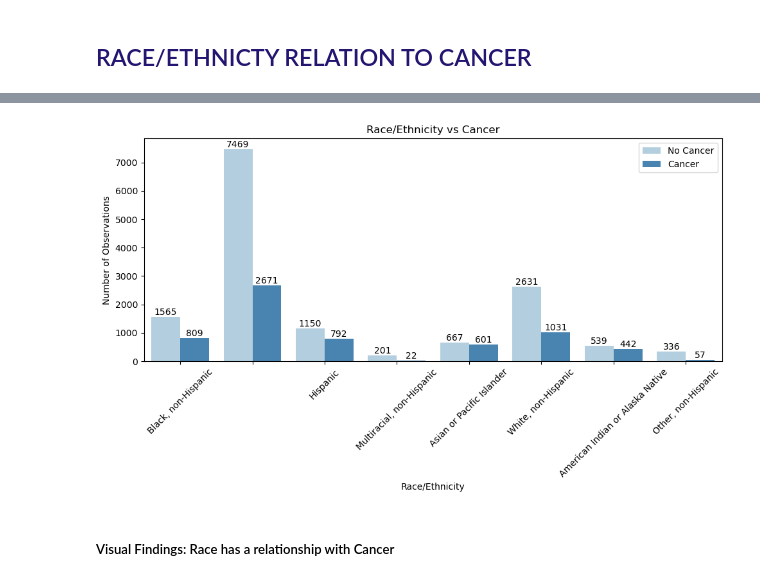
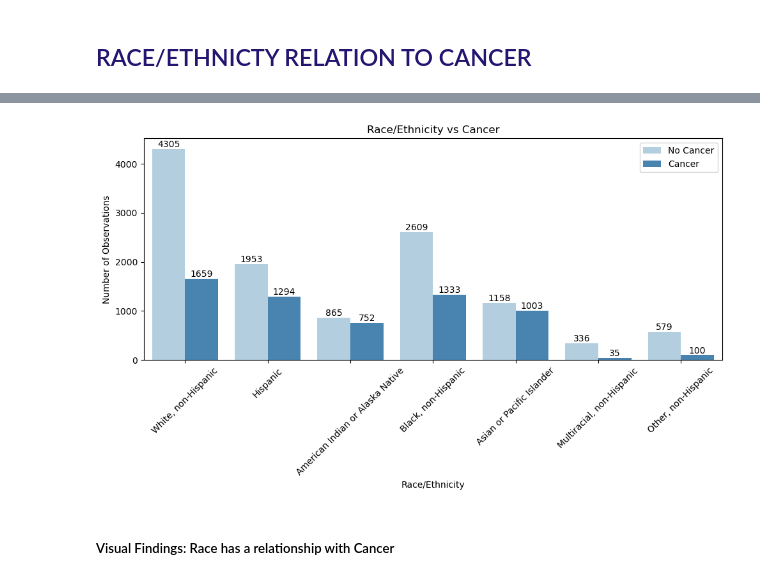
Before and after one commit to annie-carter/DHHS_chronic_disease_indicators, a Jupyter notebook: explore_dhhs_cdi.ipynb, the cells around one changed output, grey strips where cells are left out. Cells and saved outputs as stored; diff of their text form; code cells hidden in the pictures.

Commit message:
polished graphs

```diff
--- a/explore_dhhs_cdi.ipynb
+++ b/explore_dhhs_cdi.ipynb
@@ -410,4 +423,4 @@ df_sample['Latitude'] = df_sample['Latitude'].astype(float)
 ### <span style ='color:#016064'>PREPARATION SUMMARY
 After starting with original dataset of 1M+ I reduced it to 100K to rapidly clean and prepare for MVP. The data appeared to be distrubuted equally between states and within the 4 chronic diseases selected overall. If 10675 is too small. I can revert to original dataset using the same preparation used on the 100K df_sample.
 # %%
-df_sample['Year'] = pd.to_datetime(df_sample['Year'], format='%Y').dt.year
+df_sample['Year'] = pd.to_datetime(df_sample['Year'], format='%Y')
@@ -521,36 +556,3 @@ memory usage: 3.5+ MB
 # %% [markdown]
 
 ## <span style ='color:#241571'>GENDER RELATION TO CANCER
-# %%
-import matplotlib.pyplot as plt
-# Assuming you have a DataFrame 'df_sample' with the required data
-new_labels = {'no cancer': 'No Cancer', 'cancer': 'Cancer'}
-
-# Visualizing the Gender vs Cancer
-cg = sns.countplot(data=sample_train, x='Gender', hue='Yes_cancer', palette='Blues')
-
-# Access the legend object
-legend = cg.legend()
-
-# Modify the legend labels
-legend.get_texts()[0].set_text(new_labels['no cancer'])
-legend.get_texts()[1].set_text(new_labels['cancer'])
-
-# # Relabel the x-axis ticks
-# plt.xticks(range(len(x)), x)
-
-cg.set_xlabel('Gender')
-cg.set_ylabel('Number of Observations')
-plt.title('Gender vs Cancer')
-
-
-
-# Add count numbers on bars
-for p in cg.patches:
-    width = p.get_width()
-    height = p.get_height()
-    x, y = p.get_xy()
-    offset = width * 0.02  # Adjust the offset percentage as needed
-    cg.annotate(format(height, '.0f'), (x + width / 2., y + height), ha='center', va='center', xytext=(0, 5), textcoords='offset points')
-
-plt.show()
@@ -609,3 +620,10 @@ We reject the null
 Statistical Testing Findings: Ha = Category of "male or female" gender has a relationship to cancer
 # %% [markdown]
 ## <span style ='color:#241571'>RACE/ETHNICTY RELATION TO CANCER
+# %%
+# Create DataFrame for graph
+race_graph = pd.DataFrame(sample_train)
+
+# Filter the DataFrame to keep only 'Male' and 'Female' values and drop rows with blank values
+race_graph_df = df_sample[df_sample['Race/Ethnicity'].isin(['White, non-Hispanic','Black, non-Hispanic', 'Hispanic', 'Asian or Pacific Islander', 'American Indian or Alaska Native', 'Other, non-Hispanic','Multiracial, non-Hispanic'])].dropna(subset=['Race/Ethnicity'])
+race_graph_df.head(3)
@@ -617,36 +640,36 @@ new_labels = {'no cancer': 'No Cancer', 'cancer': 'Cancer'}
 plt.figure(figsize=(10, 6))
 
 # Visualizing the Race/Ethnicity vs Cancer
-eg = sns.countplot(data=sample_train, x='Race/Ethnicity', hue='Yes_cancer', palette='Blues')
+eg = sns.countplot(data=race_graph_df, x='Race/Ethnicity', hue='Yes_cancer', palette='Blues')
 
 # Access the legend object
 legend = eg.legend()
 
 # Modify the legend labels
 legend.get_texts()[0].set_text(new_labels['no cancer'])
 legend.get_texts()[1].set_text(new_labels['cancer'])
 
 eg.set_xlabel('Race/Ethnicity')
 eg.set_ylabel('Number of Observations')
 plt.title('Race/Ethnicity vs Cancer')
 
 # Rotate x-axis labels by 45 degrees
 plt.xticks(rotation=45)
 
 # Add count numbers on bars
 for p in eg.patches:
     width = p.get_width()
     height = p.get_height()
     x, y = p.get_xy()
     offset = width * 0.02  # Adjust the offset percentage as needed
     eg.annotate(format(height, '.0f'), (x + width / 2., y + height), ha='center', va='center', xytext=(0, 5), textcoords='offset points')
 
 # Use tight layout
 plt.tight_layout()
 
 plt.show()
 # %% [output]
-[figure, old version]
+[figure, new version]
 # %% [markdown]
 ##### Visual Findings: Race has a relationship with Cancer
 # %% [markdown]
```
Also changed, not shown: parts of 5 cells of this notebook.
